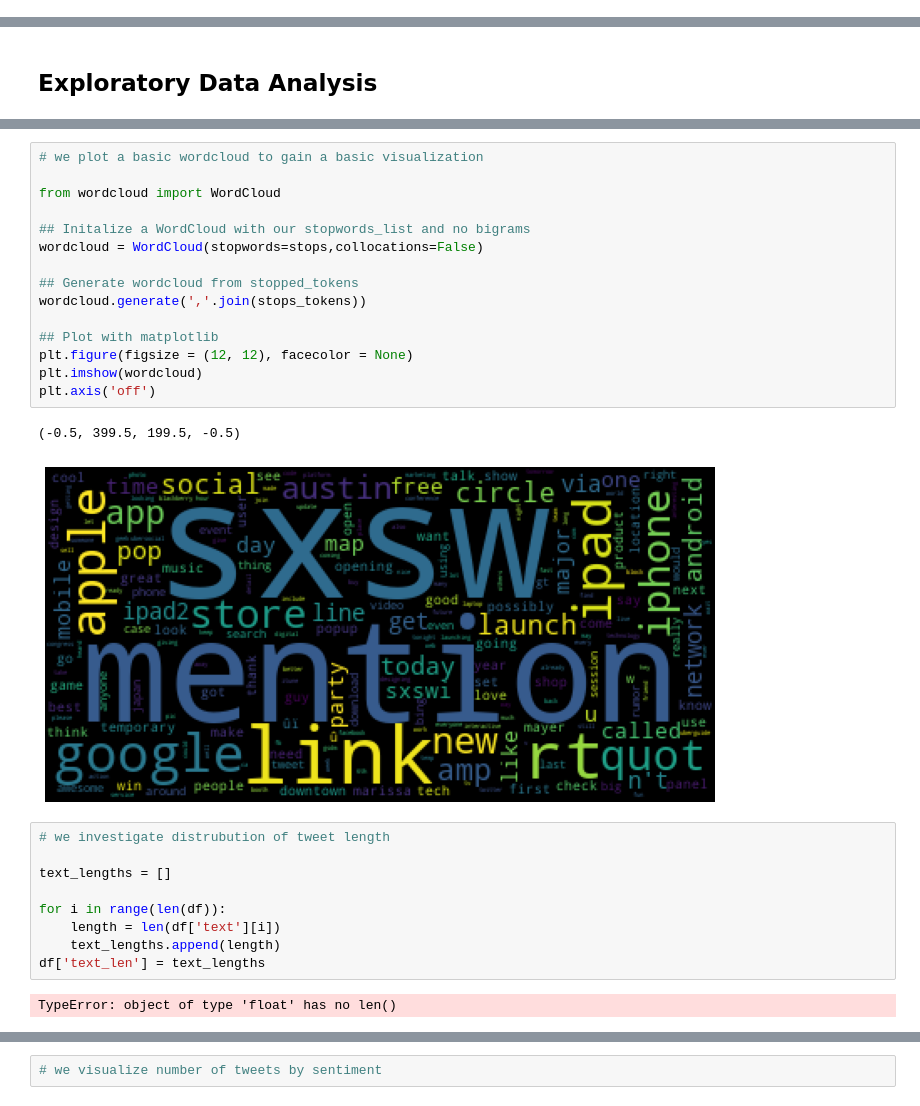
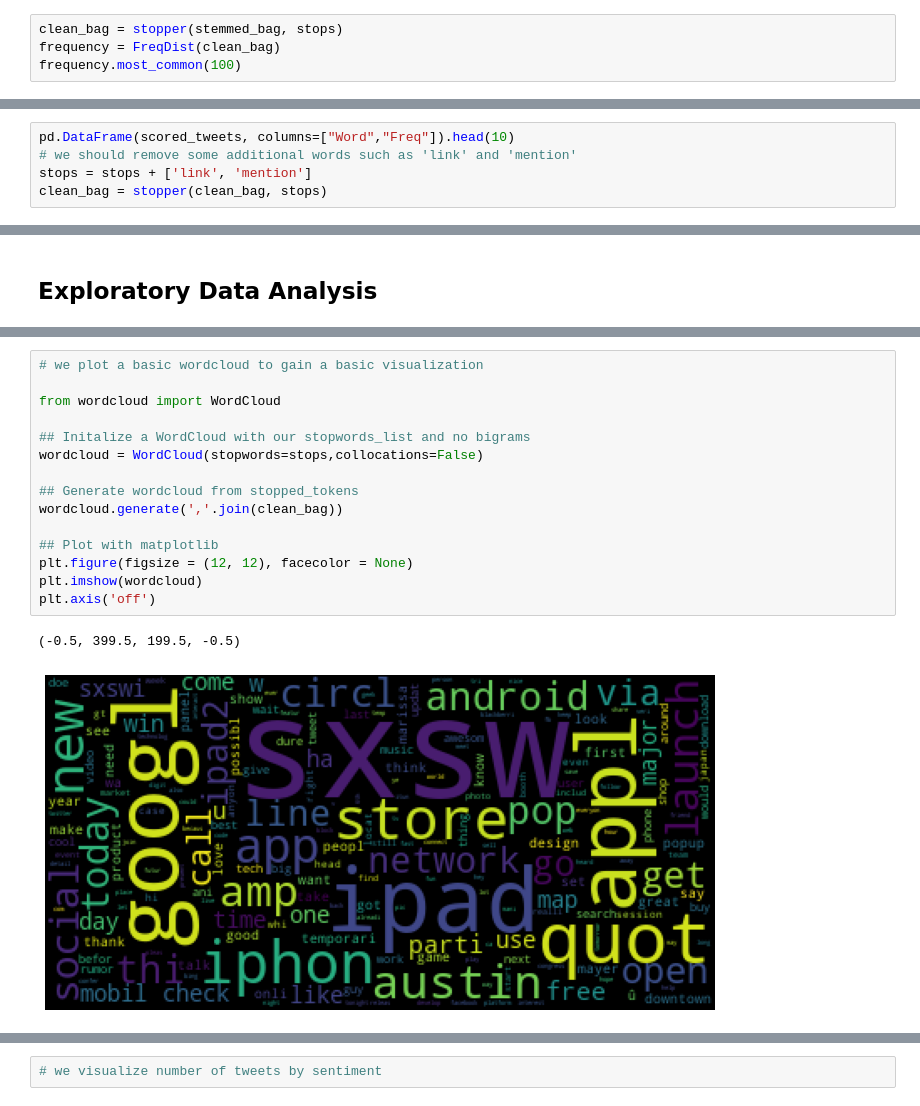
Before and after one commit to RMcAr/dsc-phase-4-project, a Jupyter notebook: a. Introduction and Methodology.ipynb, the cells around one changed output, grey strips where cells are left out. Cells and saved outputs as stored; diff of their text form.

```diff
--- a/a. Introduction and Methodology.ipynb
+++ b/a. Introduction and Methodology.ipynb
@@ -362,0 +376,4 @@ stops = (stopwords.words('english') +
+# %%
+clean_bag = stopper(stemmed_bag, stops)
+frequency = FreqDist(clean_bag)
+frequency.most_common(100)
@@ -362,0 +418,5 @@ stops = (stopwords.words('english') +
+# %%
+pd.DataFrame(scored_tweets, columns=["Word","Freq"]).head(10)
+# we should remove some additional words such as 'link' and 'mention'
+stops = stops + ['link', 'mention']
+clean_bag = stopper(clean_bag, stops)
@@ -381,29 +503,18 @@ Successfully installed wordcloud-1.8.1
 # %%
 # we plot a basic wordcloud to gain a basic visualization
 
 from wordcloud import WordCloud
 
 ## Initalize a WordCloud with our stopwords_list and no bigrams
 wordcloud = WordCloud(stopwords=stops,collocations=False)
 
 ## Generate wordcloud from stopped_tokens
-wordcloud.generate(','.join(stops_tokens))
+wordcloud.generate(','.join(clean_bag))
 
 ## Plot with matplotlib
 plt.figure(figsize = (12, 12), facecolor = None)
 plt.imshow(wordcloud)
 plt.axis('off')
 # %% [output]
 (-0.5, 399.5, 199.5, -0.5)
-[figure, old version]
+[figure, new version]
-# %%
-# we investigate distrubution of tweet length
-
-text_lengths = []
-
-for i in range(len(df)):
-    length = len(df['text'][i])
-    text_lengths.append(length)
-df['text_len'] = text_lengths
-# %% [output]
-TypeError: object of type 'float' has no len()
```
Also changed, not shown: parts of 27 cells of this notebook.
